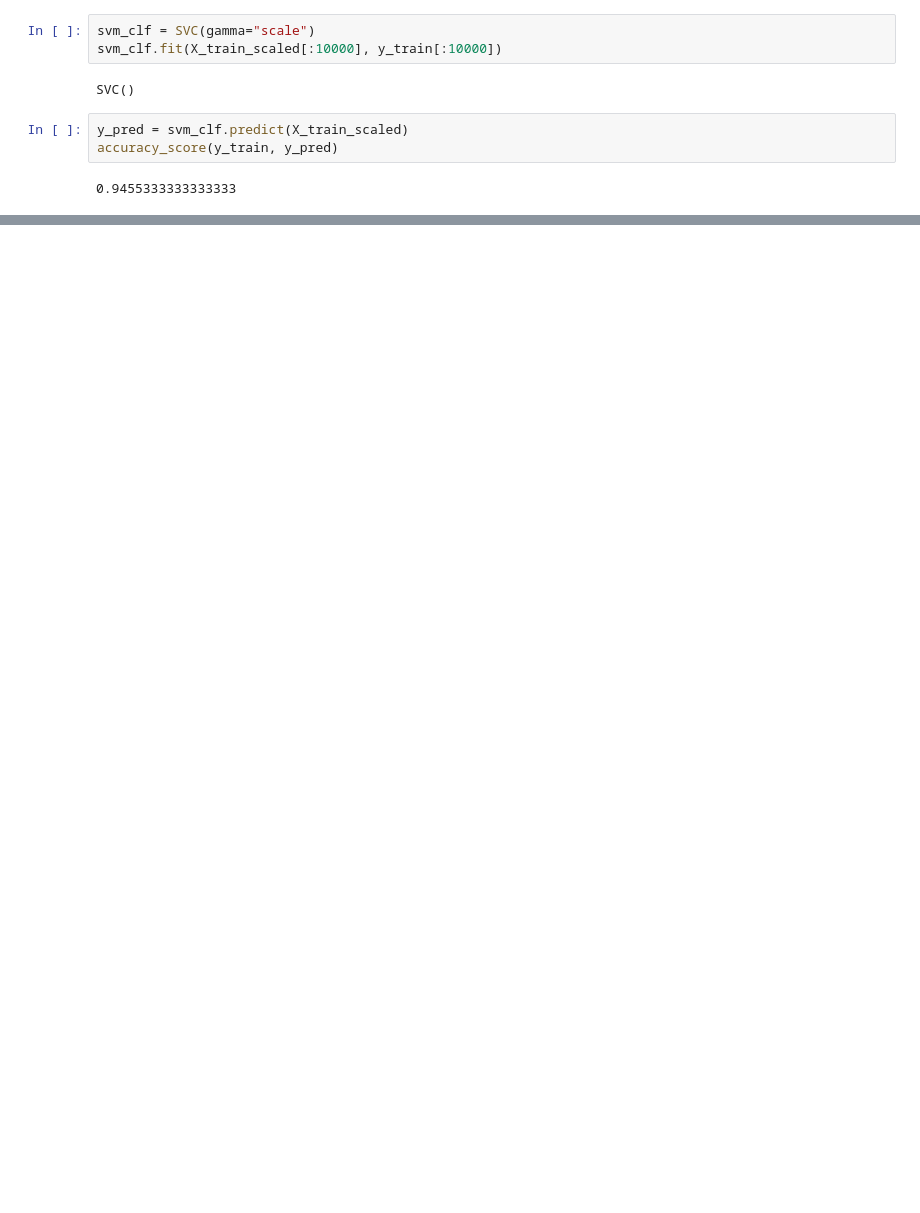
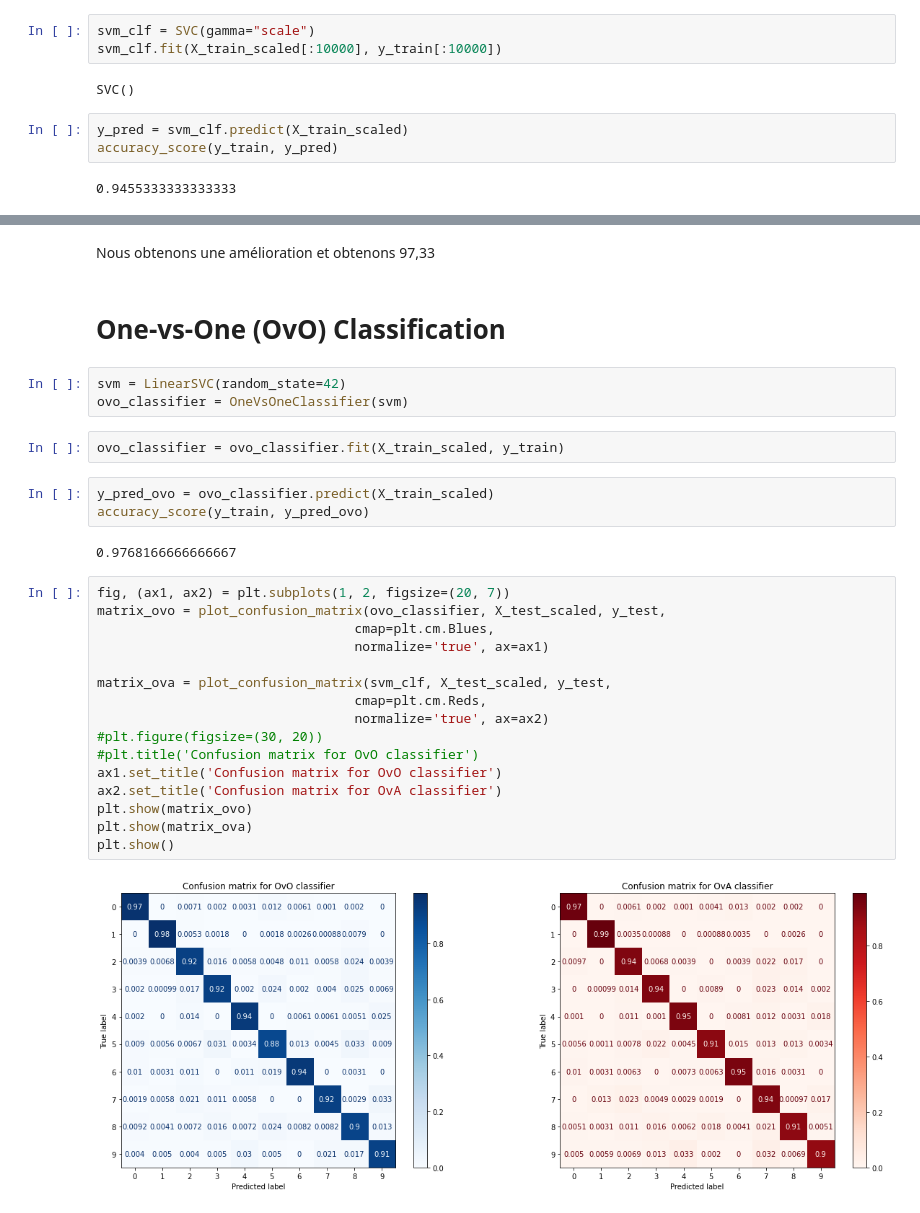
Before and after one commit to Harold-Rodriguez/MNIST-SVM-Classification, a Jupyter notebook: Mini_projet_SVM.ipynb, the cells around one changed output, grey strips where cells are left out. Drawn from its saved outputs; the diff is of its cells as text; blank space fills up the shorter version.

Commit message:
OVA and OVA created, confusion matrix and comments finished

```diff
--- a/Mini_projet_SVM.ipynb
+++ b/Mini_projet_SVM.ipynb
@@ -111,0 +136,32 @@ accuracy_score(y_test, y_pred)
+# %% [markdown]
+ Nous obtenons une amélioration et obtenons 97,33
+# %% [markdown]
+# One-vs-One (OvO) Classification
+# %%
+svm = LinearSVC(random_state=42)
+ovo_classifier = OneVsOneClassifier(svm)
+# %%
+ovo_classifier = ovo_classifier.fit(X_train_scaled, y_train)
+# %%
+y_pred_ovo = ovo_classifier.predict(X_train_scaled)
+accuracy_score(y_train, y_pred_ovo)
+# %% [output]
+0.9768166666666667
+# %%
+fig, (ax1, ax2) = plt.subplots(1, 2, figsize=(20, 7))
+matrix_ovo = plot_confusion_matrix(ovo_classifier, X_test_scaled, y_test,
+                                 cmap=plt.cm.Blues,
+                                 normalize='true', ax=ax1)
+
+matrix_ova = plot_confusion_matrix(svm_clf, X_test_scaled, y_test,
+                                 cmap=plt.cm.Reds,
+                                 normalize='true', ax=ax2)
+#plt.figure(figsize=(30, 20))
+#plt.title('Confusion matrix for OvO classifier')
+ax1.set_title('Confusion matrix for OvO classifier')
+ax2.set_title('Confusion matrix for OvA classifier')
+plt.show(matrix_ovo)
+plt.show(matrix_ova)
+plt.show()
+# %% [output]
+[figure, added]
```
Also changed, not shown: parts of 17 cells of this notebook.
